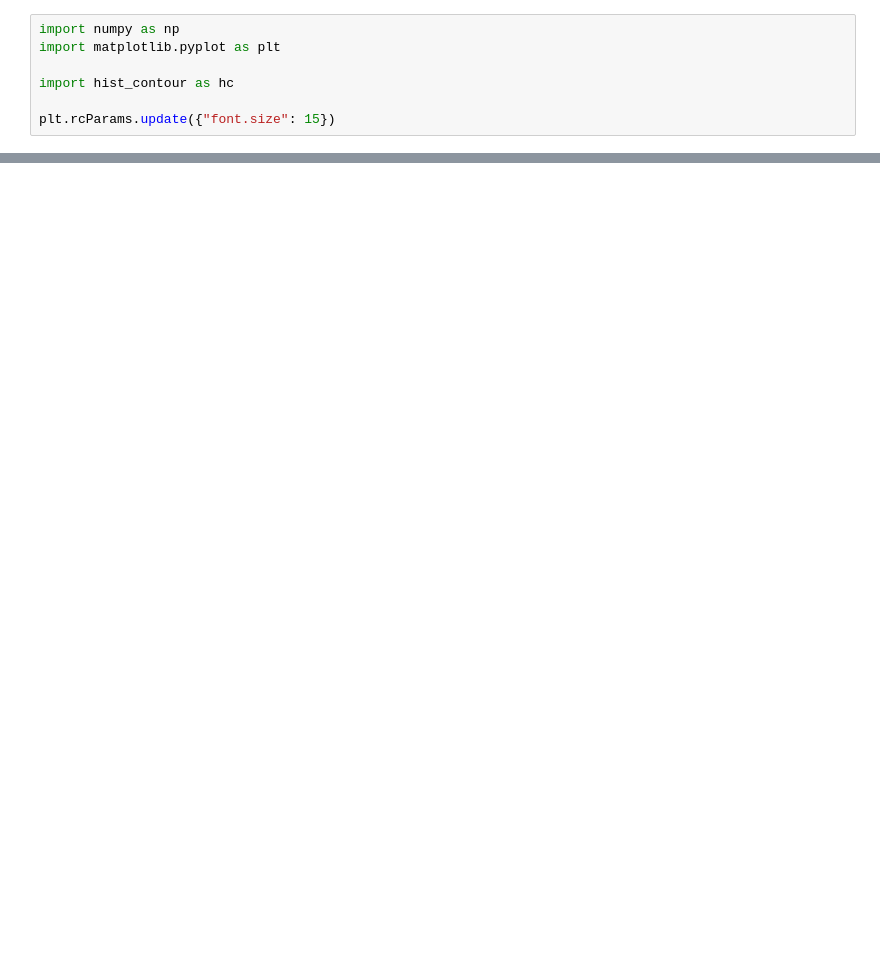
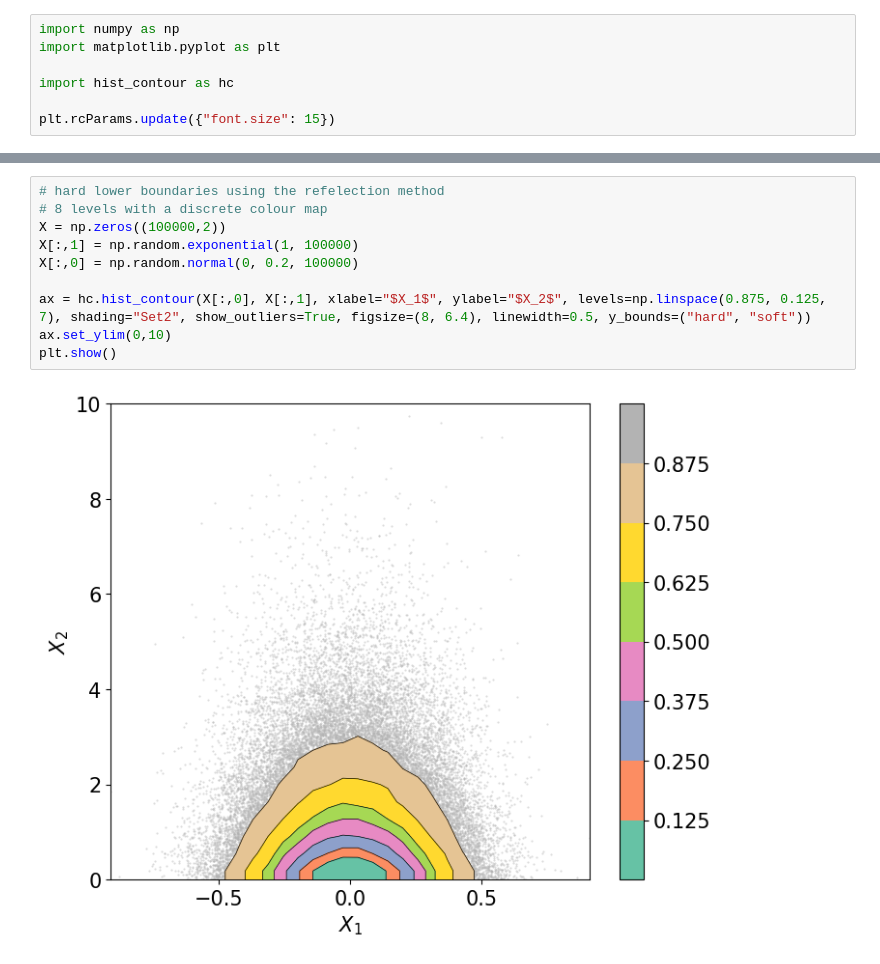
Before and after one commit to stevet40/hist_contour, a Jupyter notebook: demo.ipynb, the cells around one changed output, grey strips where cells are left out. Saved outputs shown, nothing was run; the diff lists cells and outputs as text; blank space fills up the shorter version.

Commit message:
Better handling of boundaries using the reflection trick

```diff
--- a/demo.ipynb
+++ b/demo.ipynb
@@ -57,3 +57,15 @@ plt.show()
+# %%
+# hard lower boundaries using the refelection method
+# 8 levels with a discrete colour map
+X = np.zeros((100000,2))
+X[:,1] = np.random.exponential(1, 100000)
+X[:,0] = np.random.normal(0, 0.2, 100000)
+
+ax = hc.hist_contour(X[:,0], X[:,1], xlabel="$X_1$", ylabel="$X_2$", levels=np.linspace(0.875, 0.125, 7), shading="Set2", show_outliers=True, figsize=(8, 6.4), linewidth=0.5, y_bounds=("hard", "soft"))
+ax.set_ylim(0,10)
+plt.show()
+# %% [output]
+[figure, added]
 # %%
 # showing the underlying histogram with levels every 10%
 # in the style of e.g. Bond et al. (2010; https://ui.adsabs.harvard.edu/abs/2010ApJ...716....1B/abstract)
```
Also changed, not shown: parts of 6 cells of this notebook, 1 other file.
